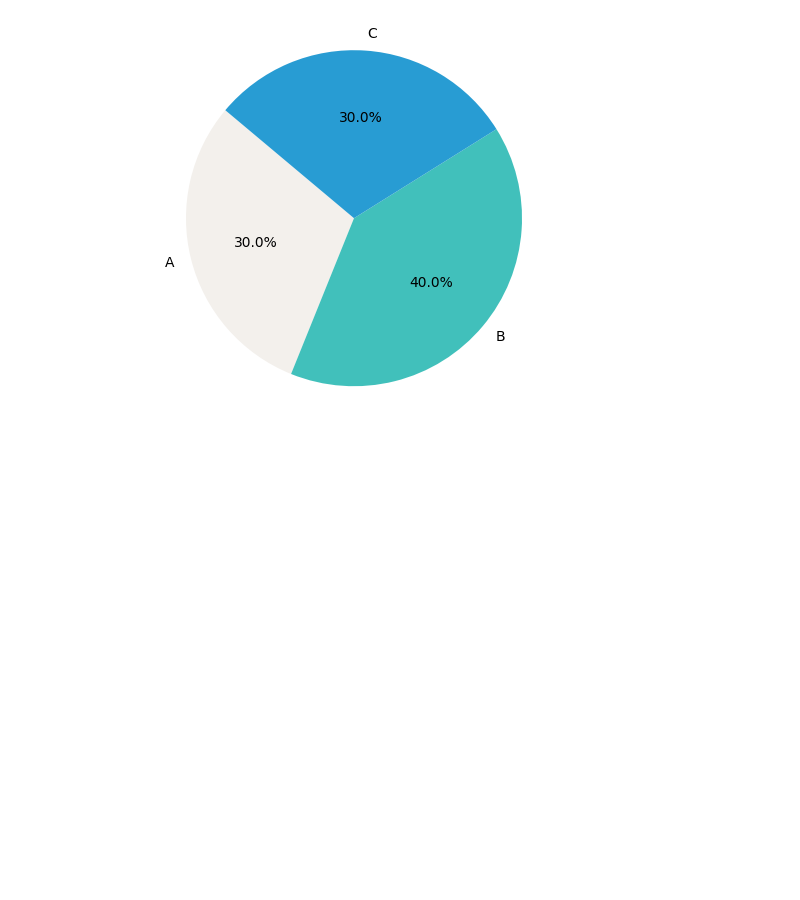
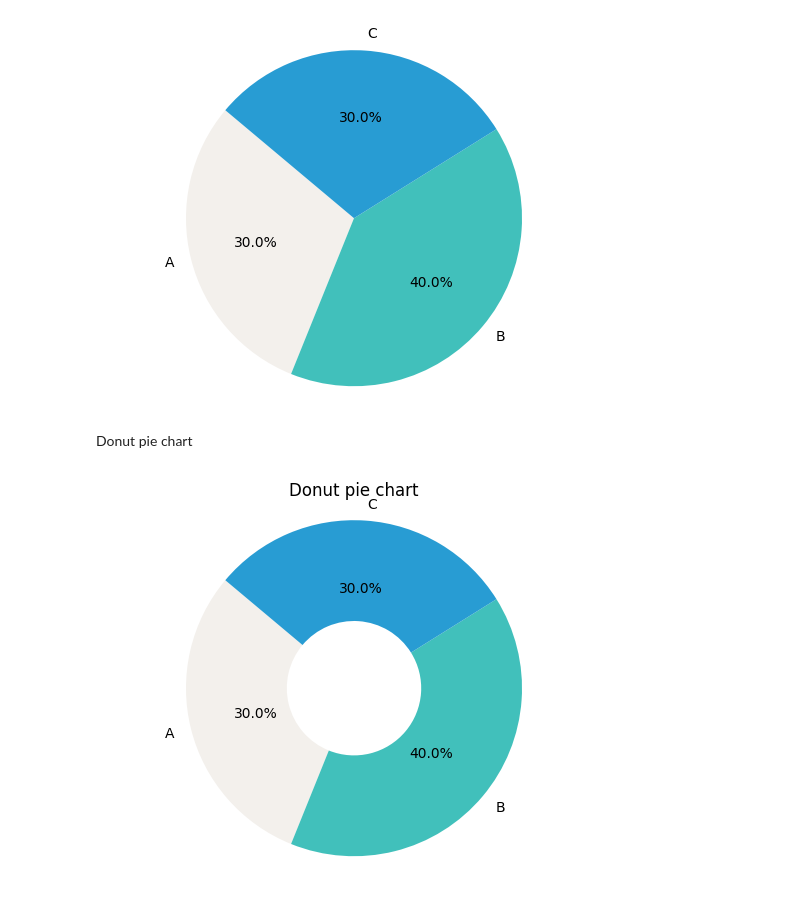
Before and after one commit to ariesharry/Data-Science, a Jupyter notebook: Data_Visualization_Cheat_Sheet.ipynb, the cells around one changed output. Saved outputs shown, nothing was run; the diff lists cells and outputs as text; code cells hidden in the pictures; blank space fills up the shorter version.

```diff
--- a/Data_Visualization_Cheat_Sheet.ipynb
+++ b/Data_Visualization_Cheat_Sheet.ipynb
@@ -19,3 +21,26 @@ plt.axis('equal')  # Equal aspect ratio ensures that pie is drawn as a circle.
 plt.show()
 # %% [output]
 [figure]
+# %% [markdown]
+Donut pie chart
+# %%
+import matplotlib.pyplot as plt
+
+# Data
+labels = 'A', 'B', 'C'
+sizes = [30, 40, 30]
+colors = ['#F3F0EC', '#41C0BB', '#289CD3']
+
+# Plot
+fig, ax = plt.subplots()
+ax.pie(sizes, labels=labels, colors=colors, autopct='%1.1f%%', startangle=140, wedgeprops=dict(width=0.6))
+
+# Set the title
+ax.set_title("Donut pie chart")
+
+# Equal aspect ratio ensures the pie is drawn as a circle and it looks like a donut
+ax.axis('equal')
+
+plt.show()
+# %% [output]
+[figure, added]
```
Also changed, not shown: parts of 27 cells of this notebook.
